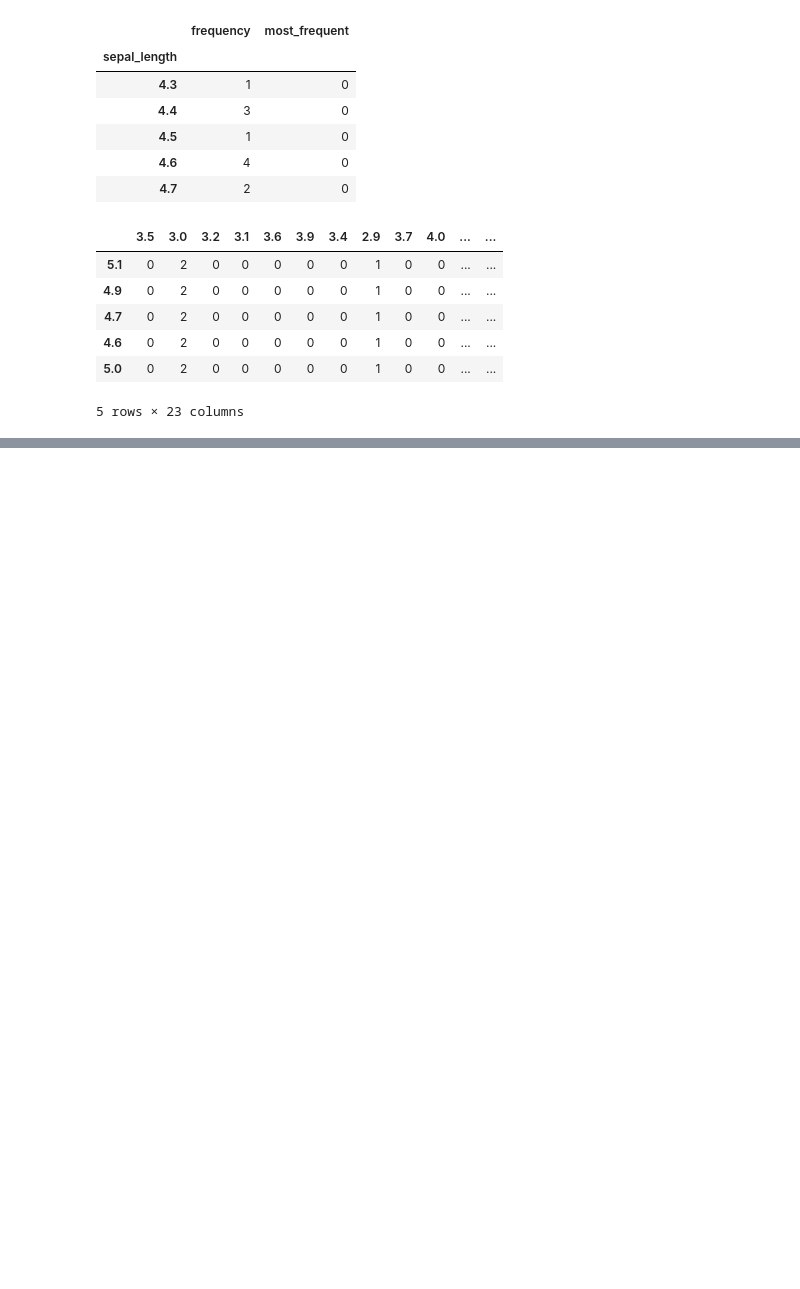
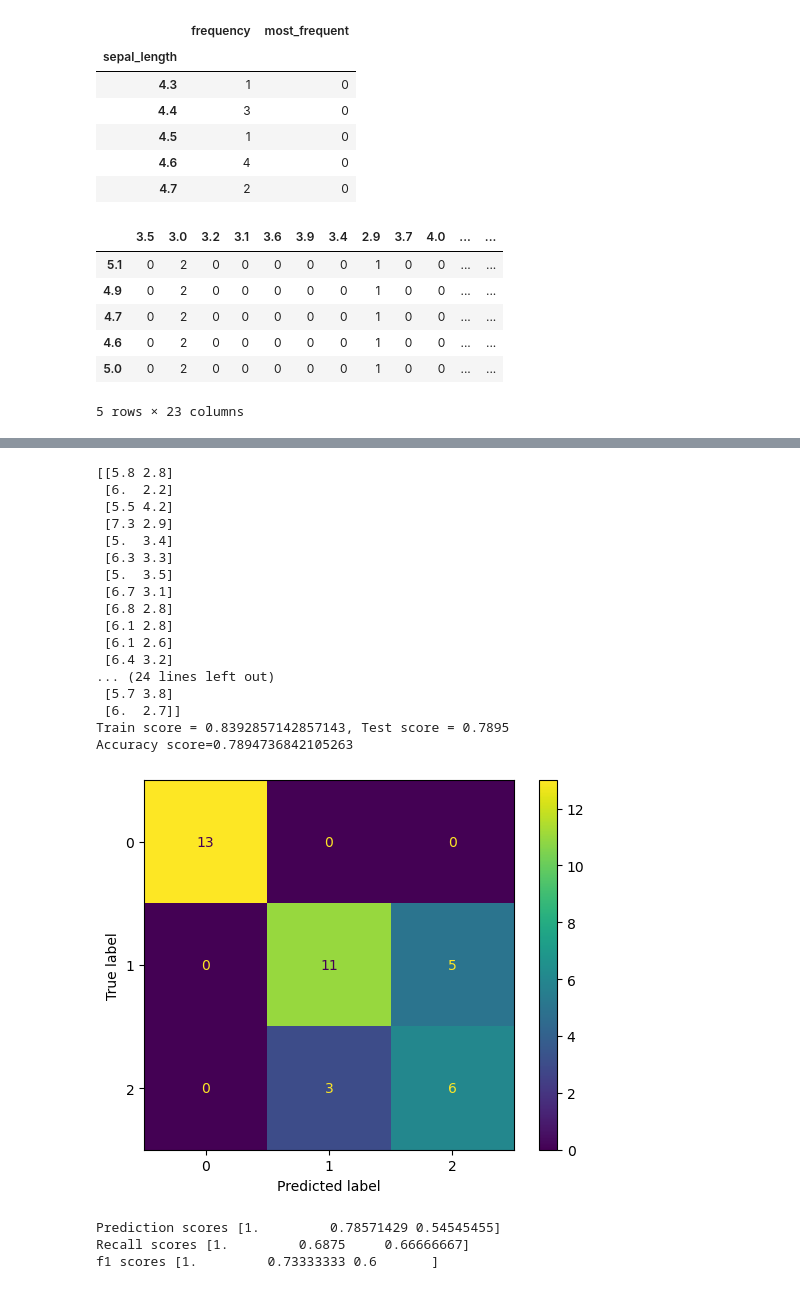
Before and after one commit to Linus-J/data-mining-tasks, a Jupyter notebook: 3-Rule-Classification/classifier.ipynb, the cells around one changed output, grey strips where cells are left out. Saved outputs shown, nothing was run; the diff lists cells and outputs as text; code cells hidden in the pictures; blank space fills up the shorter version.

```diff
--- a/3-Rule-Classification/classifier.ipynb
+++ b/3-Rule-Classification/classifier.ipynb
@@ -77,0 +131,52 @@ Score:0.13167701863354037
+# %%
+# Logistic Regression on iris dataset
+import sklearn.linear_model as linear_model
+
+xtrain,xtest,ytrain,ytest = train_test_split(iris.data[:,:2],iris.target,random_state=0)
+
+print(xtest)
+
+lr = linear_model.LogisticRegression(solver='lbfgs', multi_class='multinomial')
+lr.fit(xtrain,ytrain)
+
+yhat = lr.predict(xtest)
+
+print(f'Train score = {lr.score(xtrain,ytrain)}, Test score = {round(lr.score(xtest,ytest),4)}')
+
+print(f'Accuracy score={metrics.accuracy_score(ytest,yhat)}')
+
+cm = metrics.confusion_matrix(ytest,yhat)
+disp = ConfusionMatrixDisplay(confusion_matrix=cm,display_labels=clf.classes_)
+disp.plot()
+plt.show()
+
+pre = metrics.precision_score(ytest,yhat,average=None)
+print(f'Prediction scores {pre}')
+
+recall = metrics.recall_score(ytest,yhat,average=None)
+print(f'Recall scores {recall}')
+
+f1 = metrics.f1_score(ytest,yhat,average=None)
+print(f'f1 scores {f1}')
+# %% [output]
+[[5.8 2.8]
+ [6.  2.2]
+ [5.5 4.2]
+ [7.3 2.9]
+ [5.  3.4]
+ [6.3 3.3]
+ [5.  3.5]
+ [6.7 3.1]
+ [6.8 2.8]
+ [6.1 2.8]
+ [6.1 2.6]
+ [6.4 3.2]
+... (24 lines left out)
+ [5.7 3.8]
+ [6.  2.7]]
+Train score = 0.8392857142857143, Test score = 0.7895
+Accuracy score=0.7894736842105263
+[figure, added]
+Prediction scores [1.         0.78571429 0.54545455]
+Recall scores [1.         0.6875     0.66666667]
+f1 scores [1.         0.73333333 0.6       ]
```
Also changed, not shown: parts of 7 cells of this notebook, 2 other files.
